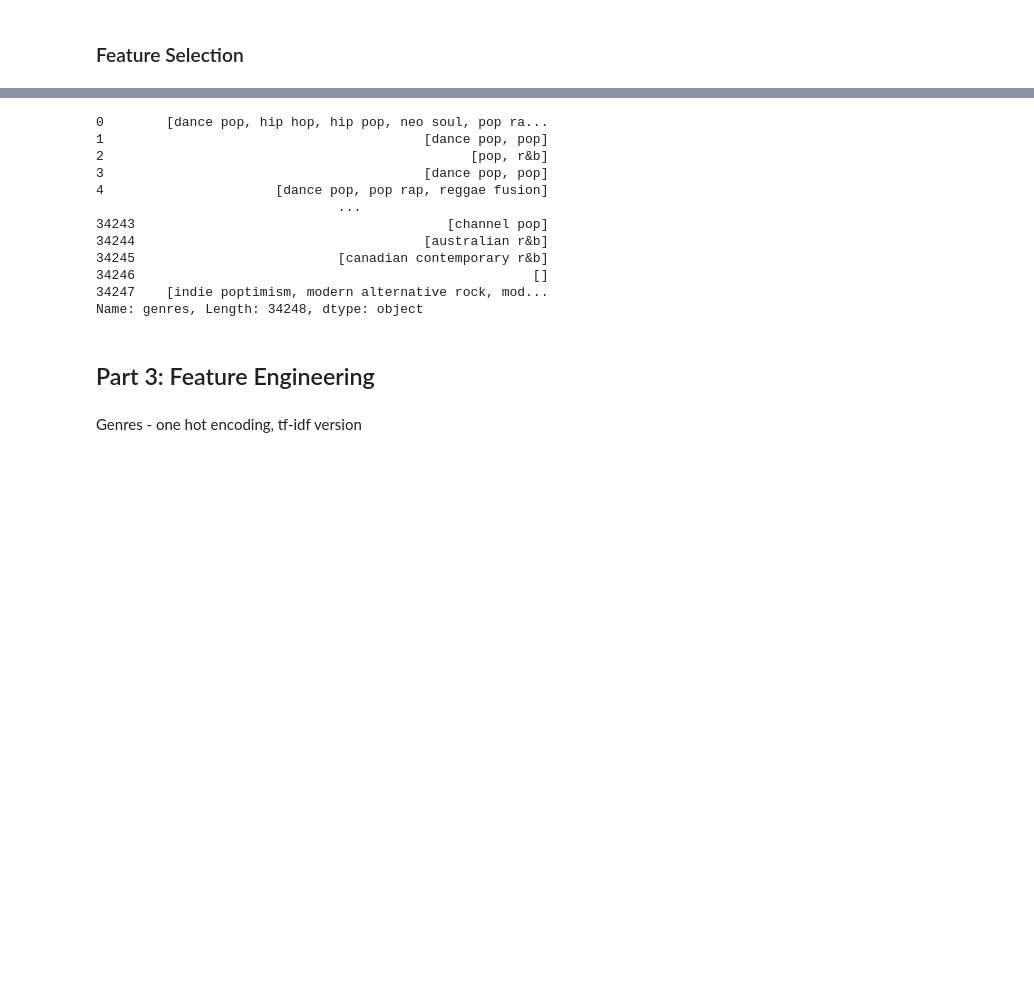
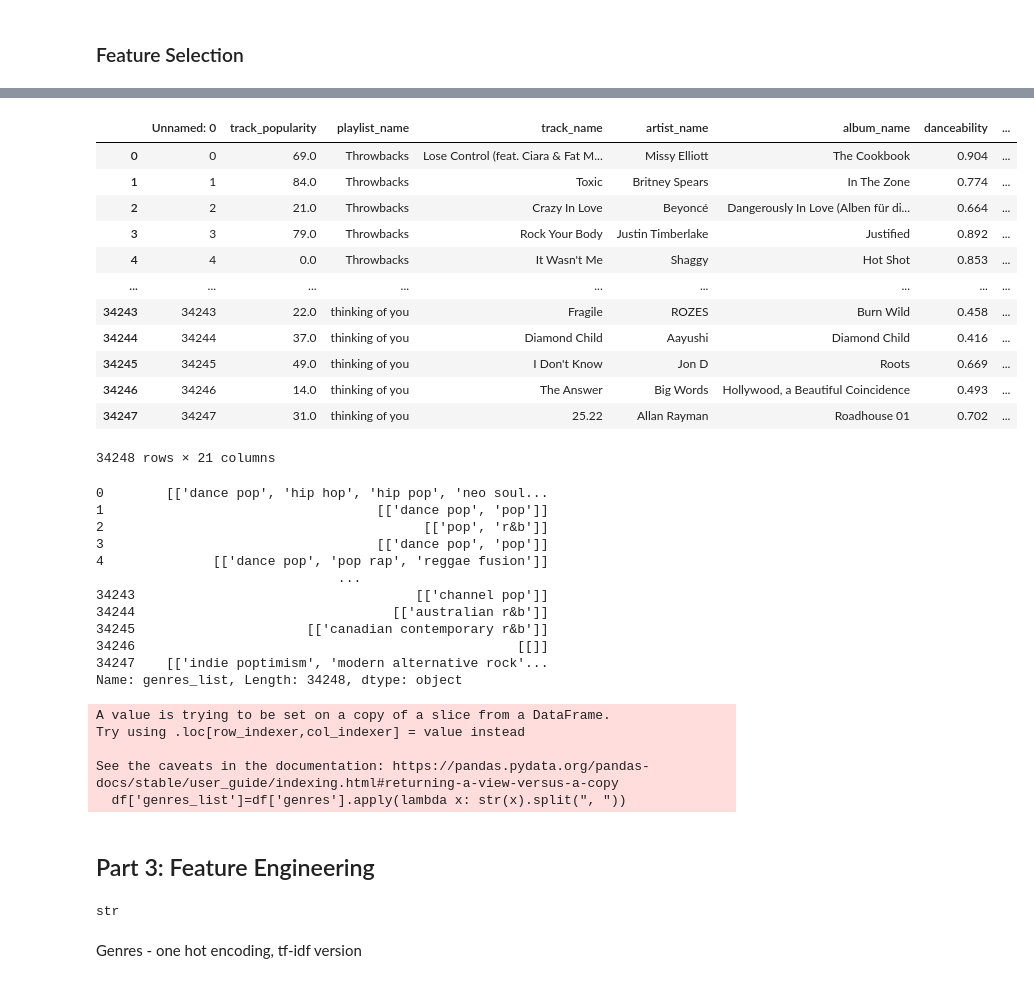
Before and after one commit to kangelaa/music-rec-system, a Jupyter notebook: pipeline1.ipynb, the cells around one changed output, grey strips where cells are left out. Drawn from its saved outputs; the diff is of its cells as text; code cells hidden in the pictures; blank space fills up the shorter version.

```diff
--- a/pipeline1.ipynb
+++ b/pipeline1.ipynb
@@ -225,22 +243,43 @@ df.shape
+# %%
+df
+# %% [output]
+|  | Unnamed: 0 | track_popularity | playlist_name | track_name | artist_name | album_name | danceability | ... |
+| 0 | 0 | 69.0 | Throwbacks | Lose Control (feat. Ciara & Fat M... | Missy Elliott | The Cookbook | 0.904 | ... |
+| 1 | 1 | 84.0 | Throwbacks | Toxic | Britney Spears | In The Zone | 0.774 | ... |
+| 2 | 2 | 21.0 | Throwbacks | Crazy In Love | Beyoncé | Dangerously In Love (Alben für di... | 0.664 | ... |
+| 3 | 3 | 79.0 | Throwbacks | Rock Your Body | Justin Timberlake | Justified | 0.892 | ... |
+| 4 | 4 | 0.0 | Throwbacks | It Wasn't Me | Shaggy | Hot Shot | 0.853 | ... |
+| ... | ... | ... | ... | ... | ... | ... | ... | ... |
+| 34243 | 34243 | 22.0 | thinking of you | Fragile | ROZES | Burn Wild | 0.458 | ... |
+| 34244 | 34244 | 37.0 | thinking of you | Diamond Child | Aayushi | Diamond Child | 0.416 | ... |
+| 34245 | 34245 | 49.0 | thinking of you | I Don't Know | Jon D | Roots | 0.669 | ... |
+| 34246 | 34246 | 14.0 | thinking of you | The Answer | Big Words | Hollywood, a Beautiful Coincidence | 0.493 | ... |
+| 34247 | 34247 | 31.0 | thinking of you | 25.22 | Allan Rayman | Roadhouse 01 | 0.702 | ... |
+34248 rows × 21 columns
 # %%
 #convert genres column from string to list of genres
 
-# df['genres_list']=df['genres'].apply(lambda x: str(x).split(", "))
+df['genres_list']=df['genres'].apply(lambda x: str(x).split(", "))
 
-# print((df['genres']))
+print((df['genres_list']))
 # %% [output]
-0        [dance pop, hip hop, hip pop, neo soul, pop ra...
-1                                         [dance pop, pop]
-2                                               [pop, r&b]
-3                                         [dance pop, pop]
-4                      [dance pop, pop rap, reggae fusion]
+0        [['dance pop', 'hip hop', 'hip pop', 'neo soul...
+1                                   [['dance pop', 'pop']]
+2                                         [['pop', 'r&b']]
+3                                   [['dance pop', 'pop']]
+4              [['dance pop', 'pop rap', 'reggae fusion']]
                                ...
-34243                                        [channel pop]
-34244                                     [australian r&b]
-34245                          [canadian contemporary r&b]
-34246                                                   []
-34247    [indie poptimism, modern alternative rock, mod...
-Name: genres, Length: 34248, dtype: object
+34243                                    [['channel pop']]
+34244                                 [['australian r&b']]
+34245                      [['canadian contemporary r&b']]
+34246                                                 [[]]
+34247    [['indie poptimism', 'modern alternative rock'...
+Name: genres_list, Length: 34248, dtype: object
+A value is trying to be set on a copy of a slice from a DataFrame.
+Try using .loc[row_indexer,col_indexer] = value instead
+
+See the caveats in the documentation: https://pandas.pydata.org/pandas-docs/stable/user_guide/indexing.html#returning-a-view-versus-a-copy
+  df['genres_list']=df['genres'].apply(lambda x: str(x).split(", "))
 # %% [markdown]
 ## Part 3: Feature Engineering
 # %%
@@ -264,6 +303,10 @@ def ohe_prep(df, column, new_name):
     tf_df.columns = [new_name + "|" + str(i) for i in feature_names]
     tf_df.reset_index(drop = True, inplace = True)
     return tf_df
+# %%
+type(df['genres'][0])
+# %% [output]
+str
 # %% [markdown]
 Genres - one hot encoding, tf-idf version
 # %%
```
Also changed, not shown: parts of 34 cells of this notebook.
